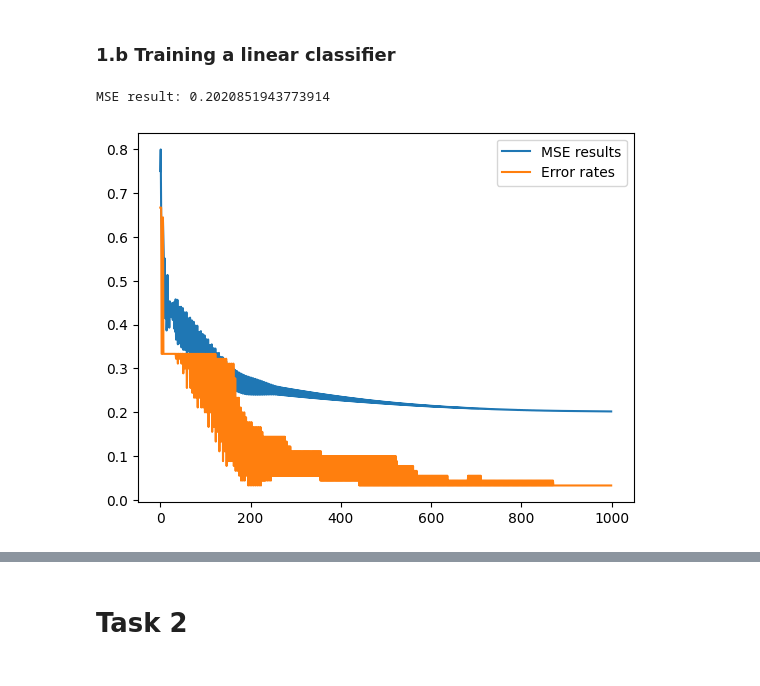
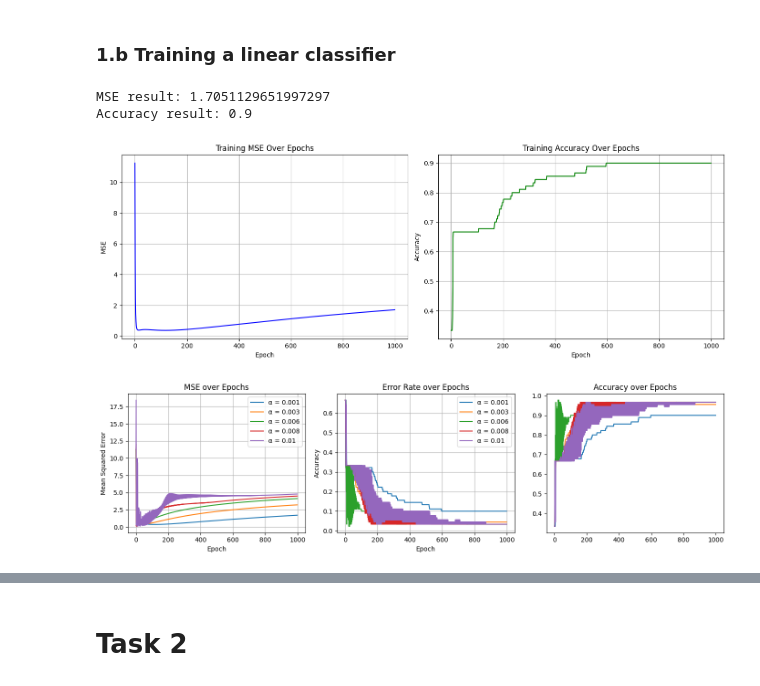
Before and after one commit to tuvats/TTT4275-Classification-project, a Jupyter notebook: Iris_task.ipynb, the cells around one changed output, grey strips where cells are left out. Saved outputs shown, nothing was run; the diff lists cells and outputs as text; code cells hidden in the pictures.

```diff
--- a/Iris_task.ipynb
+++ b/Iris_task.ipynb
@@ -53,27 +53,83 @@ train_df
 # %%
 #Training the classifier using the train set
 
 from logistic_regression import train_linear_classifier
 from sklearn.preprocessing import OneHotEncoder
 
 X_train = train_df[['sepal_length', 'sepal_width', 'petal_length', 'petal_width']].values
 y_train = train_df['class'].values
 encoder = OneHotEncoder(sparse_output=False)
 y_train_encoded = encoder.fit_transform(y_train.reshape(-1, 1))
 
-W_train, mse_results, error_rates = train_linear_classifier(X_train, y_train_encoded)
-epoch_list=np.arange(0, 1000, 1)
+num_iterations = 1000
+W_train, mse_results, error_rates, train_accuracies = train_linear_classifier(X_train, y_train_encoded, max_iter=num_iterations, alpha=0.001)
+epoch_list=np.arange(0, num_iterations, 1)
 print(f"MSE result: {mse_results[-1]}")
-plt.figure()
-plt.plot(epoch_list, mse_results, label="MSE results")
-plt.plot(epoch_list, error_rates, label= "Error rates")
-plt.legend()
+print(f"Accuracy result: {train_accuracies[-1]}")
+
+# Create subplots
+fig, axs = plt.subplots(1, 2, figsize=(14, 5))
+
+# MSE Plot
+axs[0].plot(epoch_list, mse_results, color='blue')
+axs[0].set_title("Training MSE Over Epochs")
+axs[0].set_xlabel("Epoch")
+axs[0].set_ylabel("MSE")
+axs[0].grid(True)
+
+# Accuracy Plot
+axs[1].plot(epoch_list, train_accuracies, color='green')
+axs[1].set_title("Training Accuracy Over Epochs")
+axs[1].set_xlabel("Epoch")
+axs[1].set_ylabel("Accuracy")
+axs[1].grid(True)
+
+plt.tight_layout()
 plt.show()
-
-#Add alpha tuning plot here
 # %% [output]
-MSE result: 0.2020851943773914
+MSE result: 1.7051129651997297
+Accuracy result: 0.9
-[figure, old version]
+[figure, new version]
+# %%
+#Testing for different values of alpha
+
+alphas = [0.001, 0.003, 0.006, 0.008, 0.01]
+
+# Create subplots
+fig, (ax1, ax2, ax3) = plt.subplots(1, 3, figsize=(14, 4))
+
+for a in alphas:
+    W_train, mse_results, error_rates, train_acc = train_linear_classifier(X_train, y_train_encoded, max_iter=num_iterations, alpha=a)
+
+    ax1.plot(epoch_list, mse_results, label=f"α = {a}")
+    ax2.plot(epoch_list, error_rates, label=f"α = {a}")
+    ax3.plot(epoch_list, train_acc, label=f"α = {a}")
+
+# MSE subplot
+ax1.set_title("MSE over Epochs")
+ax1.set_xlabel("Epoch")
+ax1.set_ylabel("Mean Squared Error")
+ax1.grid(True)
+ax1.legend()
+
+# Error Rate subplot
+ax2.set_title("Error Rate over Epochs")
+ax2.set_xlabel("Epoch")
+ax2.set_ylabel("Error Rate")
+ax2.grid(True)
+ax2.legend()
+
+# Accuracy subplot
+ax3.set_title("Accuracy over Epochs")
+ax2.set_xlabel("Epoch")
+ax2.set_ylabel("Accuracy")
+ax2.grid(True)
+ax2.legend()
+
+plt.tight_layout()
+plt.show()
+# %% [output]
+[figure, added]
 # %%
 #Predicting using the test set
 from logistic_regression import predict
```
Also changed, not shown: parts of 5 cells of this notebook, 2 other files.
